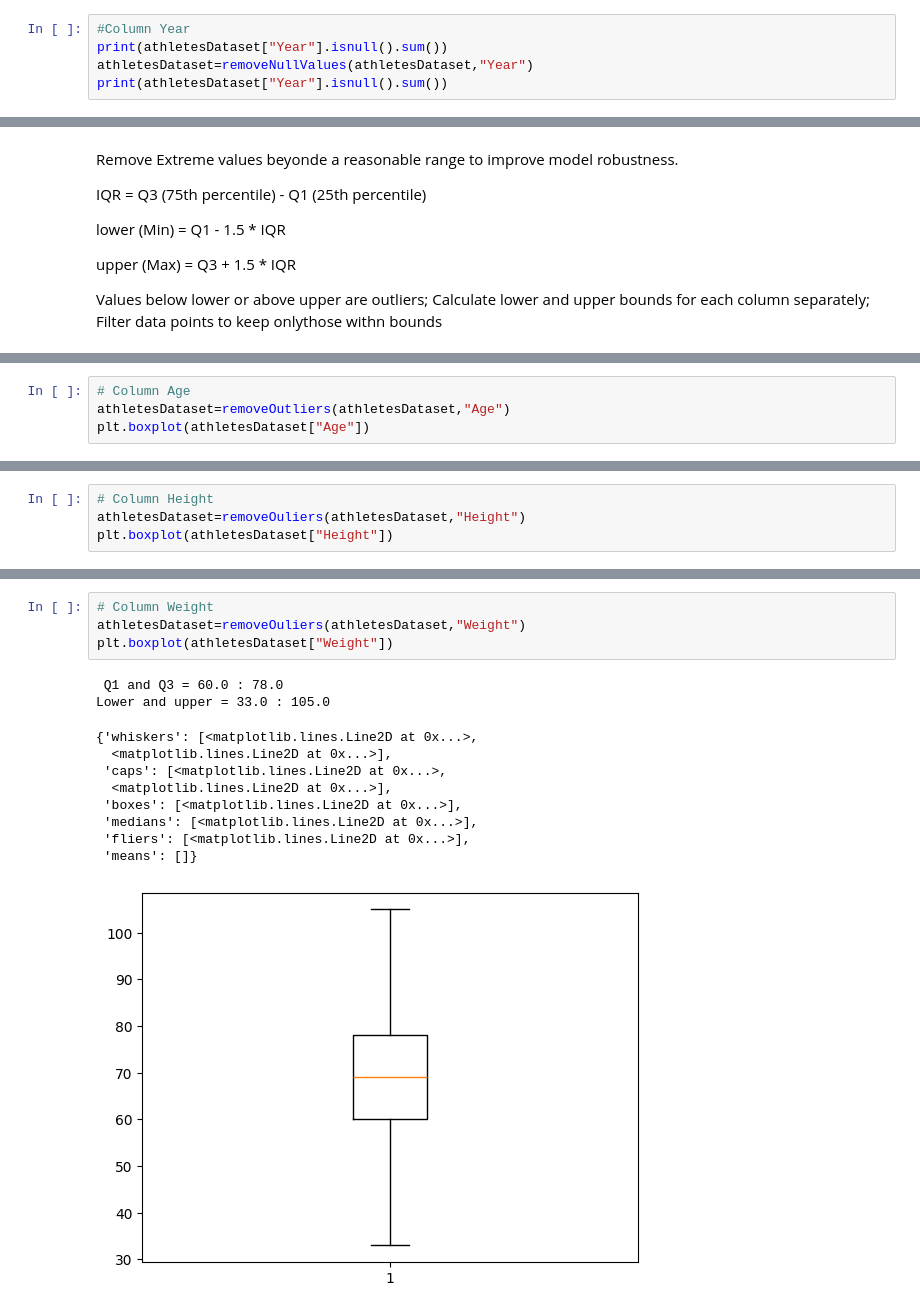
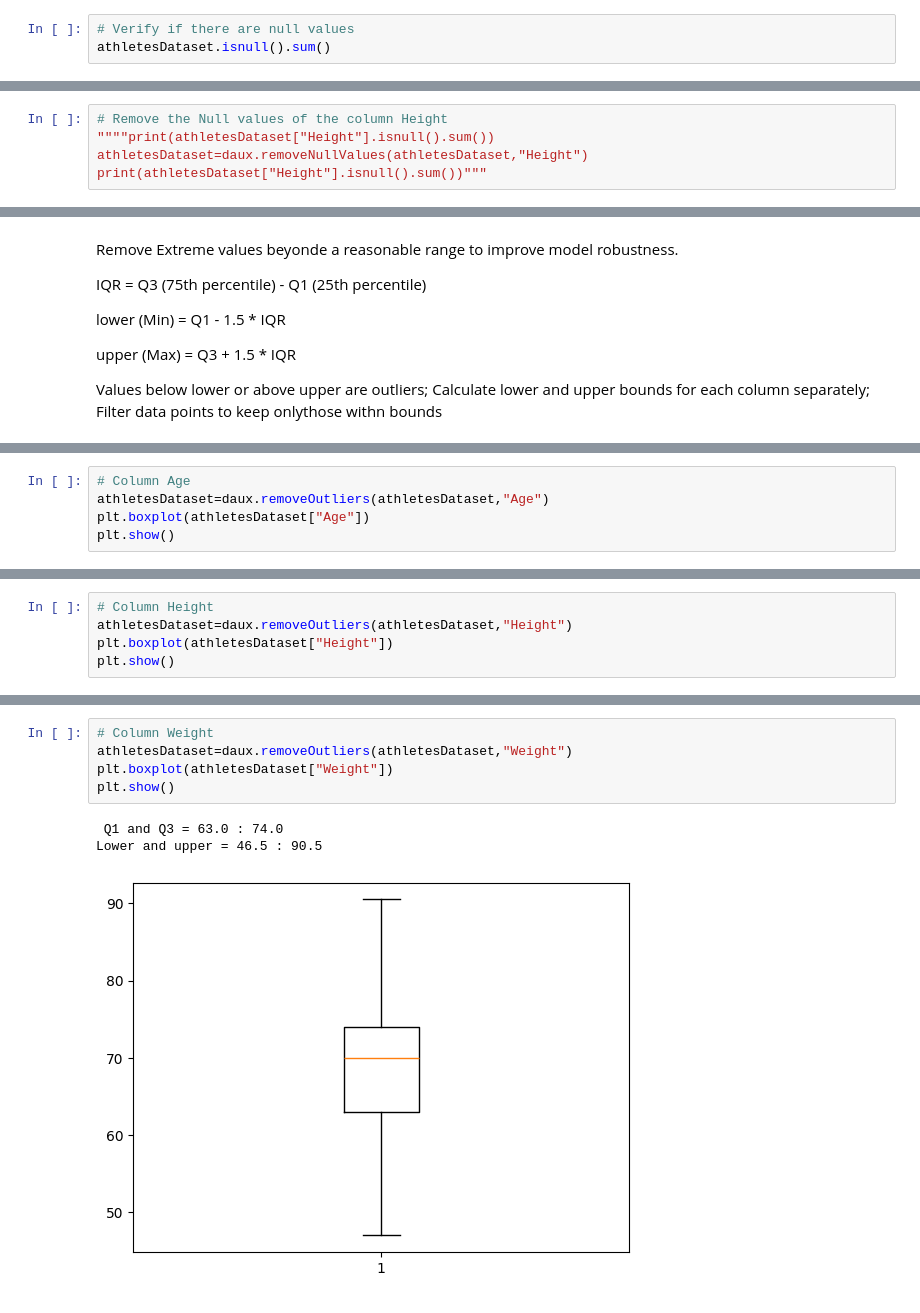
Before and after one commit to Jaimepelembe/Data_analyst_bootcamp_from_basics_to_advanced, a Jupyter notebook: S4_Data_Analysis/5_matplotlib/assignmentAthletes.ipynb, the cells around one changed output, grey strips where cells are left out. Drawn from its saved outputs; the diff is of its cells as text.

```diff
--- a/S4_Data_Analysis/5_matplotlib/assignmentAthletes.ipynb
+++ b/S4_Data_Analysis/5_matplotlib/assignmentAthletes.ipynb
@@ -111,6 +168,4 @@ print(athletesDataset["Weight"].isnull().sum())
 # %%
-#Column Year
-print(athletesDataset["Year"].isnull().sum())
-athletesDataset=removeNullValues(athletesDataset,"Year")
-print(athletesDataset["Year"].isnull().sum())
+# Verify if there are null values
+athletesDataset.isnull().sum()
 # %% [output]
@@ -118,0 +180,5 @@ print(athletesDataset["Year"].isnull().sum())
+# %%
+# Remove the Null values of the column Height
+""""print(athletesDataset["Height"].isnull().sum())
+athletesDataset=daux.removeNullValues(athletesDataset,"Height")
+print(athletesDataset["Height"].isnull().sum())"""
@@ -162,5 +246,6 @@ import numpy as np
 # %%
 # Column Age
-athletesDataset=removeOutliers(athletesDataset,"Age")
+athletesDataset=daux.removeOutliers(athletesDataset,"Age")
 plt.boxplot(athletesDataset["Age"])
+plt.show()
 # %% [output]
@@ -178,5 +279,6 @@ Lower and upper = 10.5 : 38.5
 # %%
 # Column Height
-athletesDataset=removeOuliers(athletesDataset,"Height")
+athletesDataset=daux.removeOutliers(athletesDataset,"Height")
 plt.boxplot(athletesDataset["Height"])
+plt.show()
 # %% [output]
@@ -194,16 +304,9 @@ Lower and upper = 145.5 : 205.5
 # %%
 # Column Weight
-athletesDataset=removeOuliers(athletesDataset,"Weight")
+athletesDataset=daux.removeOutliers(athletesDataset,"Weight")
 plt.boxplot(athletesDataset["Weight"])
+plt.show()
 # %% [output]
- Q1 and Q3 = 60.0 : 78.0
-Lower and upper = 33.0 : 105.0
+ Q1 and Q3 = 63.0 : 74.0
+Lower and upper = 46.5 : 90.5
-{'whiskers': [<matplotlib.lines.Line2D at 0x...>,
-  <matplotlib.lines.Line2D at 0x...>],
- 'caps': [<matplotlib.lines.Line2D at 0x...>,
-  <matplotlib.lines.Line2D at 0x...>],
- 'boxes': [<matplotlib.lines.Line2D at 0x...>],
- 'medians': [<matplotlib.lines.Line2D at 0x...>],
- 'fliers': [<matplotlib.lines.Line2D at 0x...>],
- 'means': []}
-[figure, old version]
+[figure, new version]
```
Also changed, not shown: parts of 33 cells of this notebook, 3 other files.
